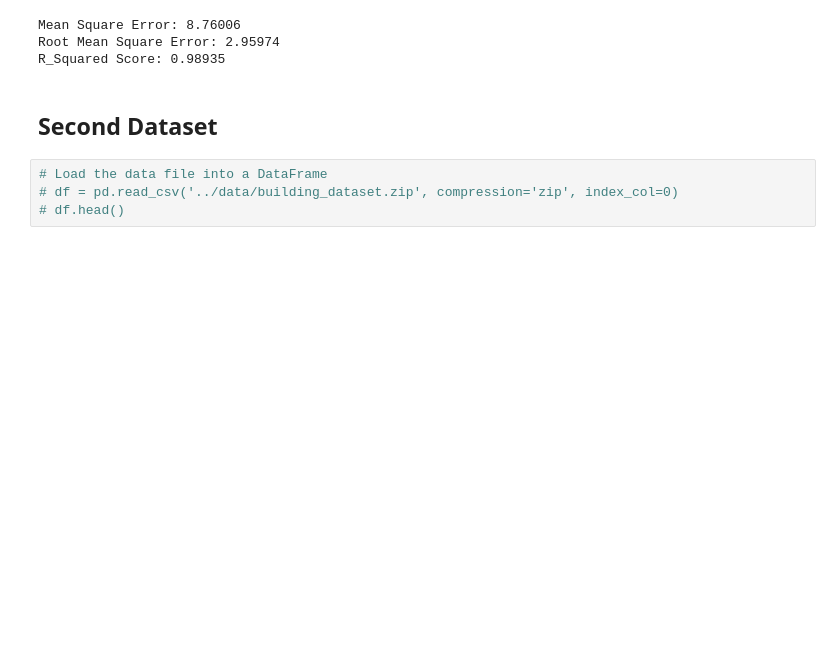
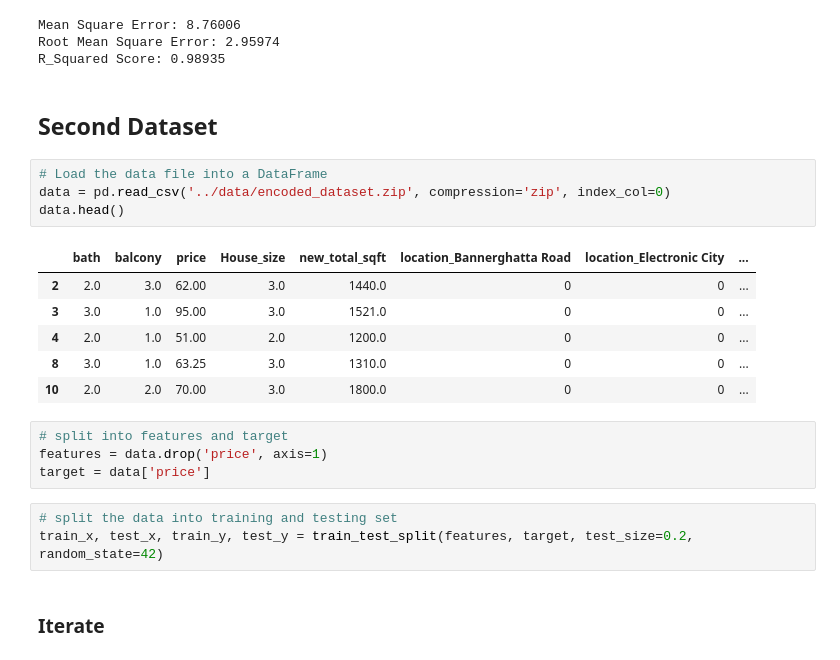
Before and after one commit to Tekhunt/datahack, a Jupyter notebook: notebooks/support_vector_machine.ipynb, the cells around one changed output. Cells and saved outputs as stored; diff of their text form; blank space fills up the shorter version.

Commit message:
Save dataset to data folder and Train model on the dataset

```diff
--- a/notebooks/support_vector_machine.ipynb
+++ b/notebooks/support_vector_machine.ipynb
@@ -83,5 +83,21 @@ R_Squared Score: 0.98935
 ## Second Dataset
 # %%
 # Load the data file into a DataFrame
-# df = pd.read_csv('../data/building_dataset.zip', compression='zip', index_col=0)
-# df.head()
+data = pd.read_csv('../data/encoded_dataset.zip', compression='zip', index_col=0)
+data.head()
+# %% [output]
+|  | bath | balcony | price | House_size | new_total_sqft | location_Bannerghatta Road | location_Electronic City | ... |
+| 2 | 2.0 | 3.0 | 62.00 | 3.0 | 1440.0 | 0 | 0 | ... |
+| 3 | 3.0 | 1.0 | 95.00 | 3.0 | 1521.0 | 0 | 0 | ... |
+| 4 | 2.0 | 1.0 | 51.00 | 2.0 | 1200.0 | 0 | 0 | ... |
+| 8 | 3.0 | 1.0 | 63.25 | 3.0 | 1310.0 | 0 | 0 | ... |
+| 10 | 2.0 | 2.0 | 70.00 | 3.0 | 1800.0 | 0 | 0 | ... |
+# %%
+# split into features and target
+features = data.drop('price', axis=1)
+target = data['price']
+# %%
+# split the data into training and testing set
+train_x, test_x, train_y, test_y = train_test_split(features, target, test_size=0.2, random_state=42)
+# %% [markdown]
+### Iterate
```
Also changed, not shown: parts of 6 cells of this notebook, 1 other file.
